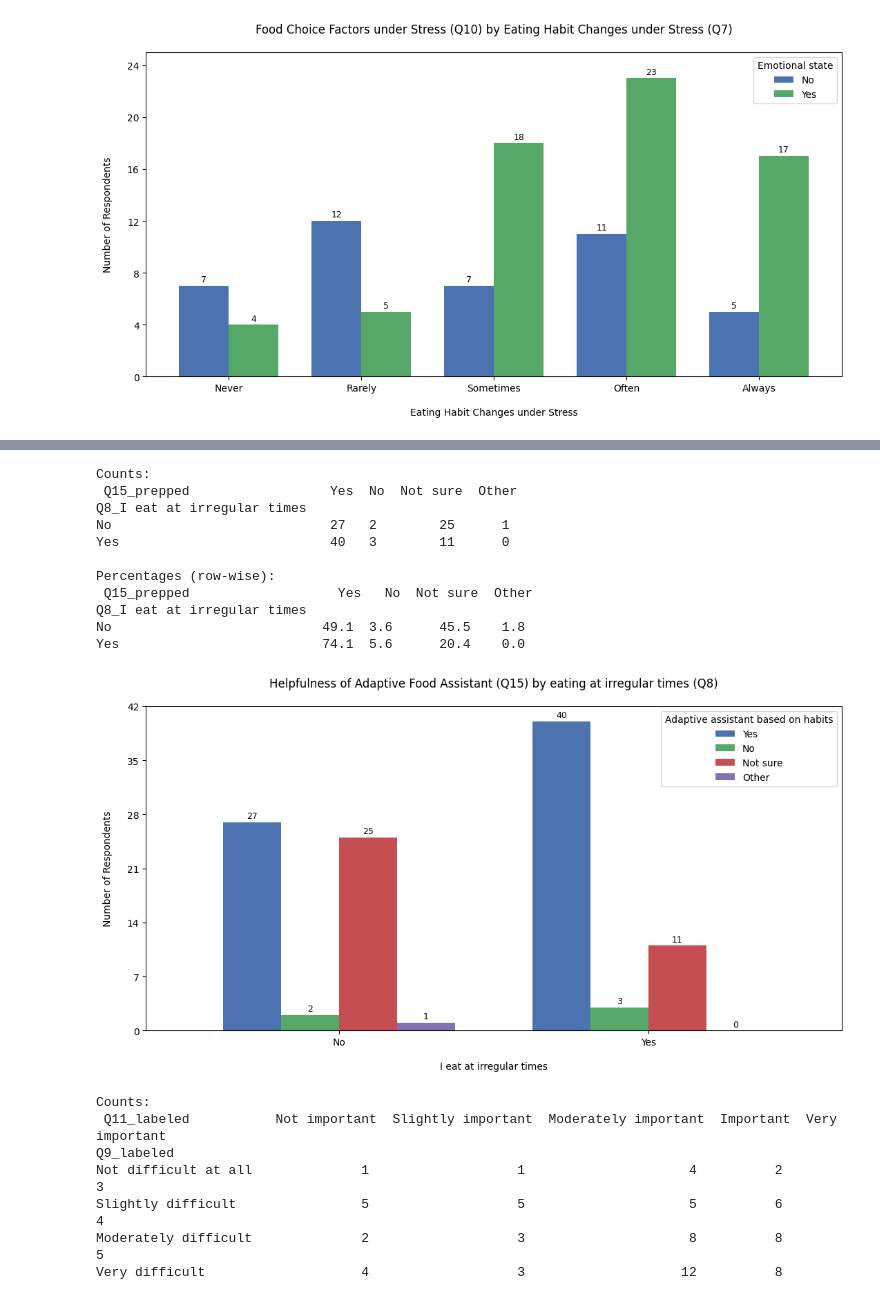
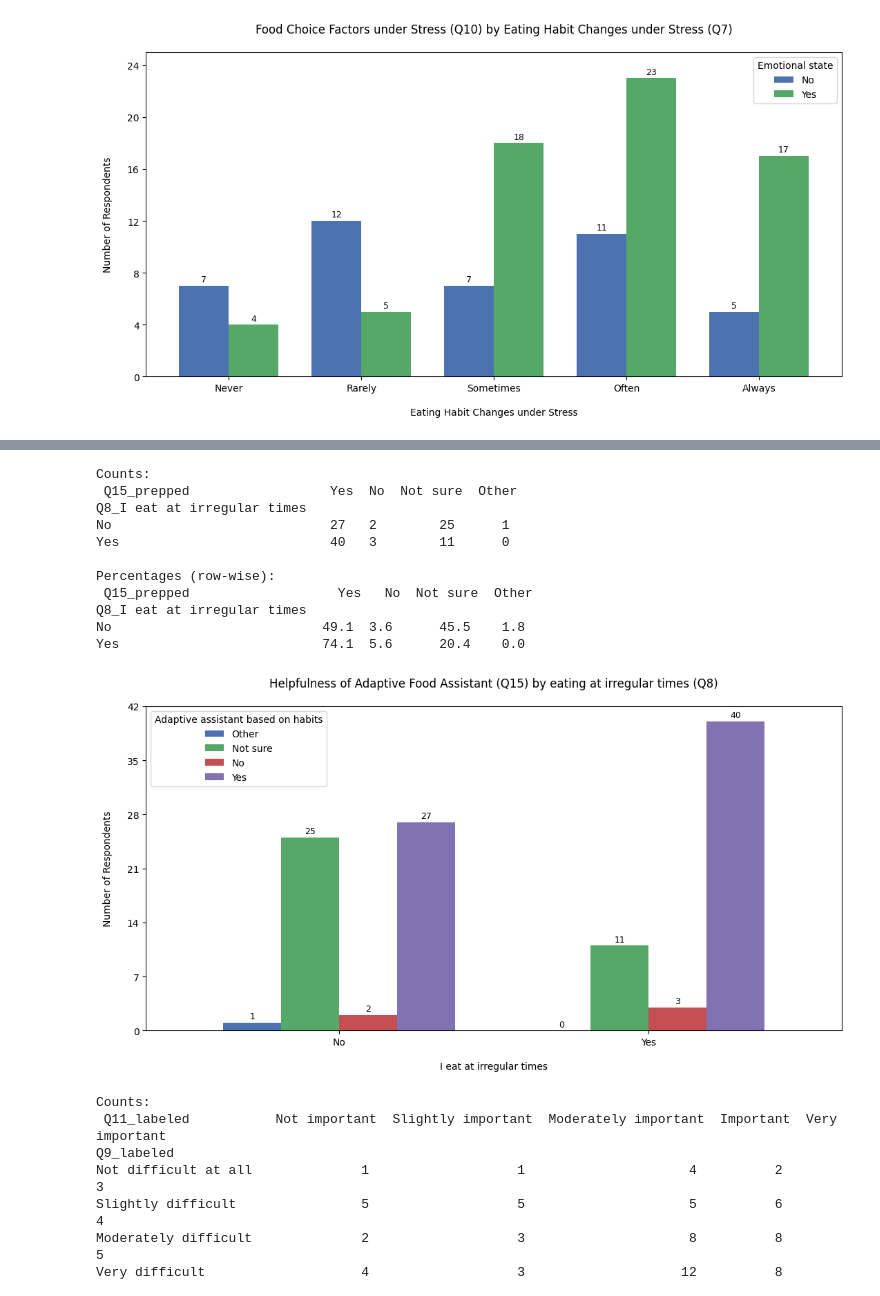
Before and after one commit to Oliveira-Lionel/thesis_results, a Jupyter notebook: results.ipynb, the cells around one changed output, grey strips where cells are left out. Saved outputs shown, nothing was run; the diff lists cells and outputs as text; code cells hidden in the pictures.

Commit message:
flipped labels on legend and xaxis

```diff
--- a/results.ipynb
+++ b/results.ipynb
@@ -2152,8 +2152,12 @@ q_labels = {
 }
 # %%
 # Plotting cross-analysis function
-def cross_analysis(q1_qid, q2_qid, label_x, plot, chart_title, heatmap_title, label_ex):
+def cross_analysis(q1_qid, q2_qid, label_x, plot, chart_title, heatmap_title, label_ex, flip_legend=False, flip_xaxis=False):
     cross_tab = pd.crosstab(df[q1_qid], df[q2_qid])
+
+    if flip_xaxis:
+        cross_tab = cross_tab.iloc[::-1]
+
     cross_tab_percent = cross_tab.div(cross_tab.sum(axis=1), axis=0) * 100
 
     custom_colors = [
@@ -2174,7 +2178,13 @@ def cross_analysis(q1_qid, q2_qid, label_x, plot, chart_title, heatmap_title, la
     if plot == 1:
         # Grouped Bar Chart
         _, ax = plt.subplots(figsize=(11,6))
-        bars = cross_tab.plot(kind='bar', ax=ax, width=0.75, color=custom_colors)
+
+        # Flip Legend if True
+        if flip_legend:
+            bars = cross_tab[cross_tab.columns[::-1]].plot(kind='bar', ax=ax, width=0.75, color=custom_colors)
+        else:
+            bars = cross_tab.plot(kind='bar', ax=ax, width=0.75, color=custom_colors)
+
         ax.legend(title=label_ex)
         ax.set_title(chart_title, pad=20)
         ax.set_xlabel(label_x, labelpad=15)
@@ -2540,35 +2550,35 @@ Always       77.3  4.5      18.2    0.0
  """
 
 def name_label(label):
     return label.split('_')[1]
 
 q1_qid = 'Q8_I eat at irregular times'
 q2_qid = 'Q15_prepped'
 label_ex = 'Adaptive assistant based on habits'
 plot = 1
 
 def clean_label(label):
     return label.split('_')[0]
 
 label_x = q_labels.get(clean_label(q1_qid), clean_label(q1_qid))
 label_y = q_labels.get(clean_label(q2_qid), clean_label(q2_qid))
 chart_title = f"{label_y} ({clean_label(q2_qid)}) by eating at irregular times ({clean_label(q1_qid)})"
 heatmap_title = f"{label_y} ({clean_label(q2_qid)}) by {label_x} ({clean_label(q1_qid)}) [%]"
 
-cross_analysis(q1_qid, q2_qid, name_label(q1_qid), plot, chart_title, heatmap_title, label_ex)
+cross_analysis(q1_qid, q2_qid, name_label(q1_qid), plot, chart_title, heatmap_title, label_ex, flip_legend=True)
 # %% [output]
 Counts:
  Q15_prepped                  Yes  No  Not sure  Other
 Q8_I eat at irregular times
 No                            27   2        25      1
 Yes                           40   3        11      0
 
 Percentages (row-wise):
  Q15_prepped                   Yes   No  Not sure  Other
 Q8_I eat at irregular times
 No                           49.1  3.6      45.5    1.8
 Yes                          74.1  5.6      20.4    0.0
-[figure, old version]
+[figure, new version]
 # %%
 # QX vs QX - Cross-analysis
 
```
Also changed, not shown: parts of 8 cells of this notebook.
